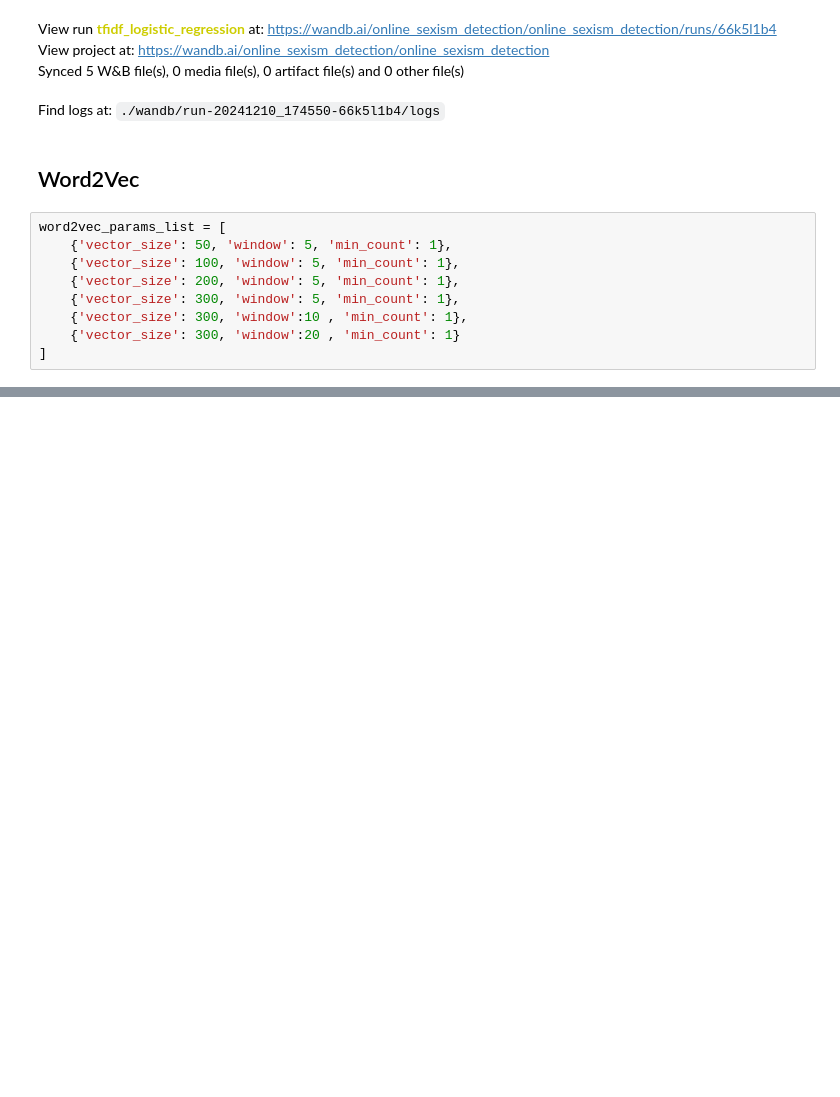
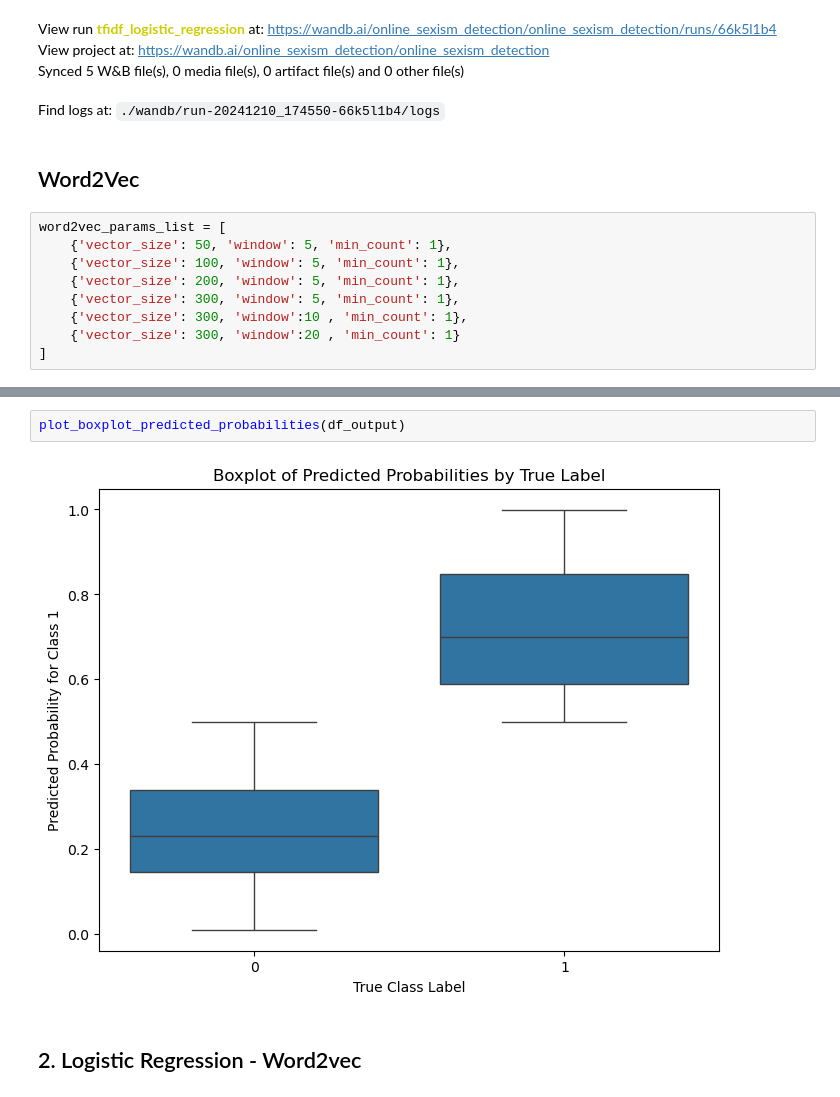
Before and after one commit to SvenGerloff/online_sexism_detection, a Jupyter notebook: milestone_2/LogisticRegression.ipynb, the cells around one changed output, grey strips where cells are left out. Drawn from its saved outputs; the diff is of its cells as text; blank space fills up the shorter version.

```diff
--- a/milestone_2/LogisticRegression.ipynb
+++ b/milestone_2/LogisticRegression.ipynb
@@ -278,0 +340,6 @@ weighted avg       0.57      0.76      0.65      4000
+# %%
+plot_boxplot_predicted_probabilities(df_output)
+# %% [output]
+[figure, added]
+# %% [markdown]
+## 2. Logistic Regression - Word2vec
```
Also changed, not shown: parts of 18 cells of this notebook, 4 other files.
